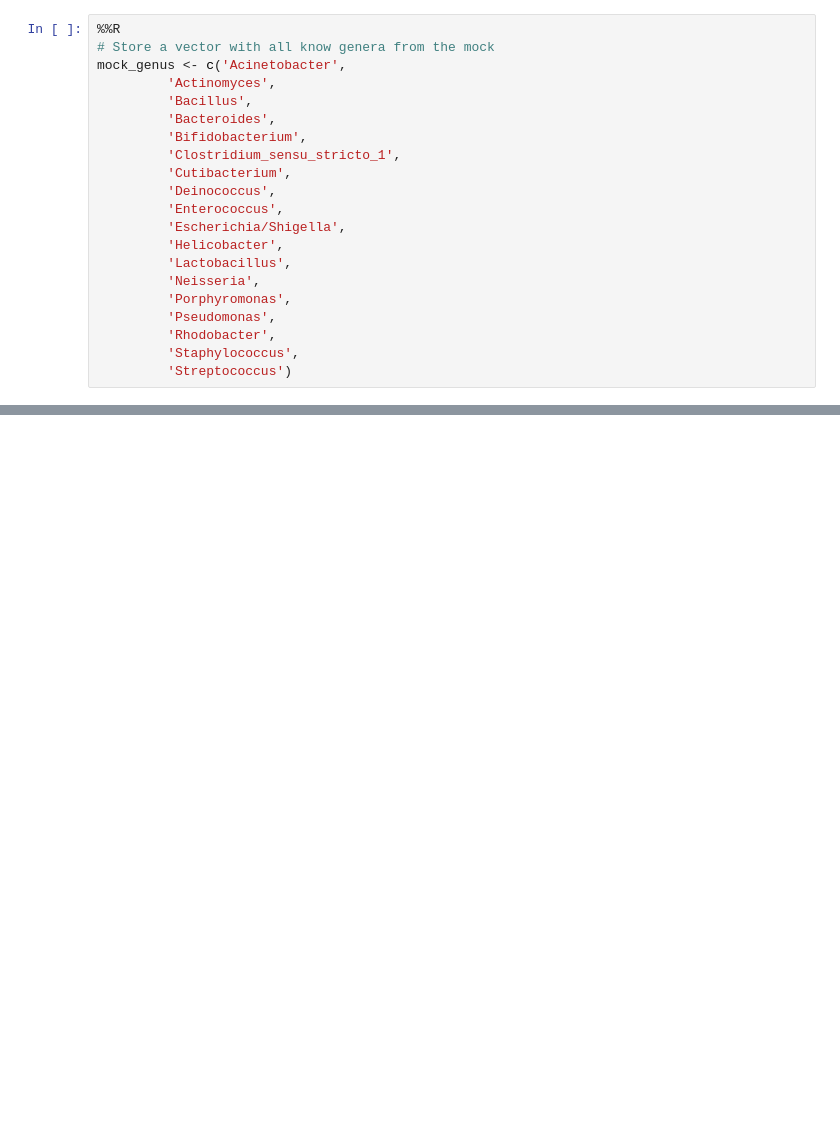
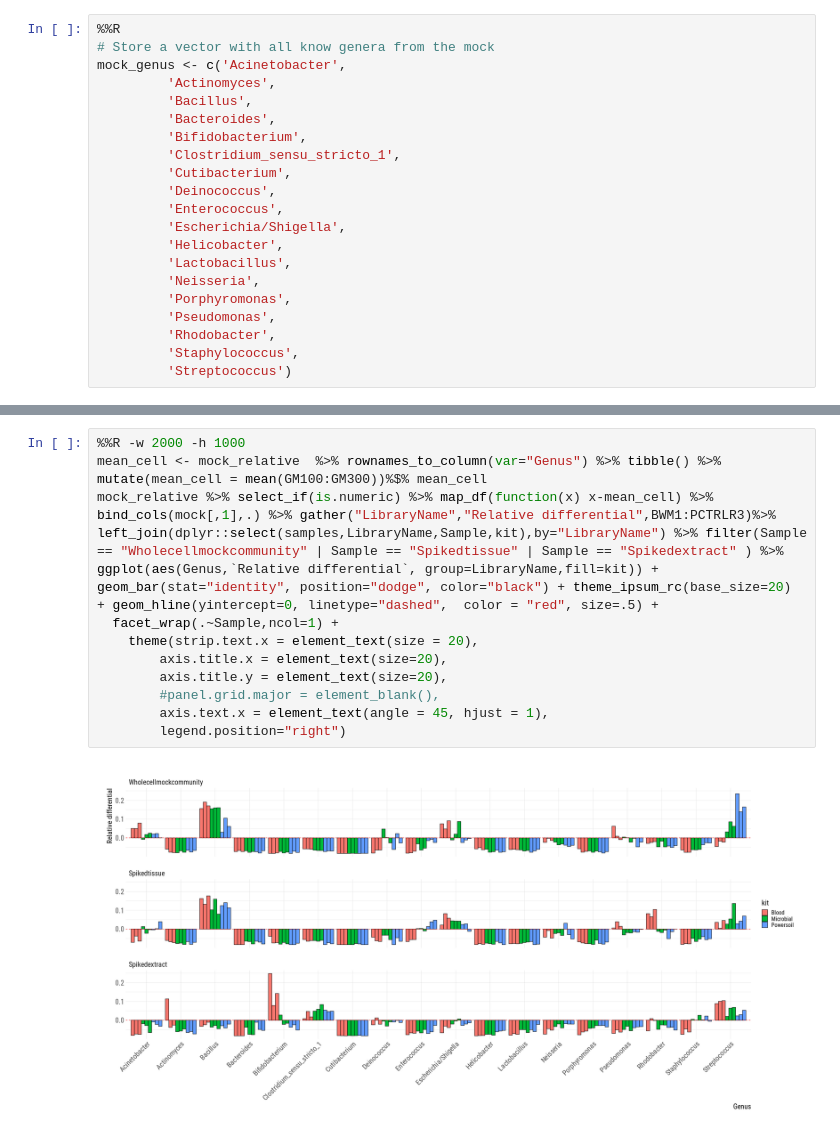
Before and after one commit to lvelosuarez/nat_com_answer_letter, a Jupyter notebook: Analysis_code.ipynb, the cells around one changed output, grey strips where cells are left out. Saved outputs shown, nothing was run; the diff lists cells and outputs as text; blank space fills up the shorter version.

```diff
--- a/Analysis_code.ipynb
+++ b/Analysis_code.ipynb
@@ -230,0 +228,15 @@ mock.head()
+# %%
+%%R -w 2000 -h 1000
+mean_cell <- mock_relative  %>% rownames_to_column(var="Genus") %>% tibble() %>% mutate(mean_cell = mean(GM100:GM300))%$% mean_cell
+mock_relative %>% select_if(is.numeric) %>% map_df(function(x) x-mean_cell) %>% bind_cols(mock[,1],.) %>% gather("LibraryName","Relative differential",BWM1:PCTRLR3)%>%
+left_join(dplyr::select(samples,LibraryName,Sample,kit),by="LibraryName") %>% filter(Sample == "Wholecellmockcommunity" | Sample == "Spikedtissue" | Sample == "Spikedextract" ) %>%
+ggplot(aes(Genus,`Relative differential`, group=LibraryName,fill=kit)) + geom_bar(stat="identity", position="dodge", color="black") + theme_ipsum_rc(base_size=20)  + geom_hline(yintercept=0, linetype="dashed",  color = "red", size=.5) +
+  facet_wrap(.~Sample,ncol=1) +
+    theme(strip.text.x = element_text(size = 20),
+        axis.title.x = element_text(size=20),
+        axis.title.y = element_text(size=20),
+        #panel.grid.major = element_blank(),
+        axis.text.x = element_text(angle = 45, hjust = 1),
+        legend.position="right")
+# %% [output]
+[figure, added]
```
Also changed, not shown: parts of 6 cells of this notebook, 1 other file.
